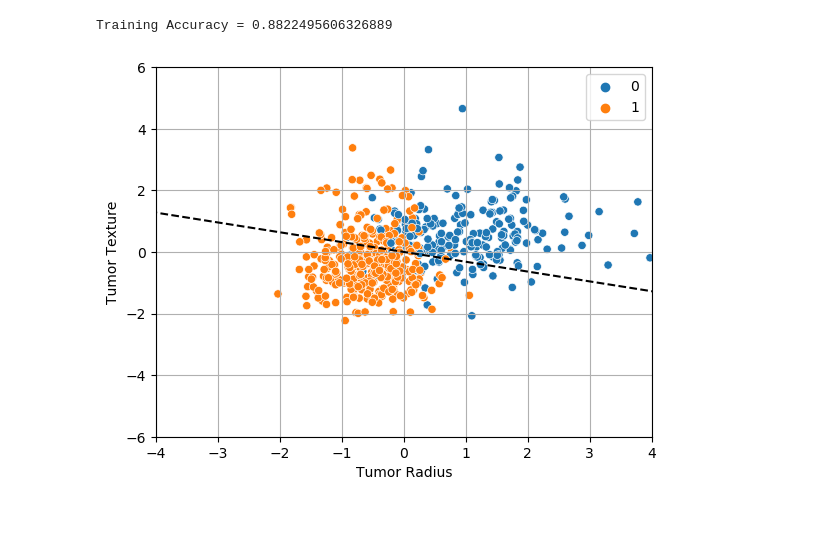
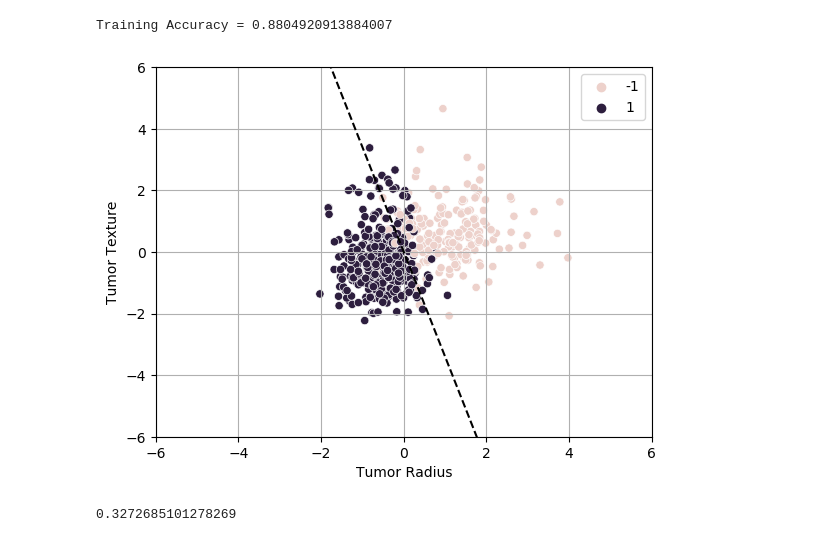
Before and after one commit to bernhard-pfann/my-study-notebooks, a Jupyter notebook: support-vector-machine.ipynb, the cells around one changed output. Drawn from its saved outputs; the diff is of its cells as text; code cells hidden in the pictures.

```diff
--- a/support-vector-machine.ipynb
+++ b/support-vector-machine.ipynb
@@ -11,3 +16,5 @@ cancer_data = datasets.load_breast_cancer()
 y = cancer_data.target
 X = cancer_data.data
 X = preprocessing.scale(X)
+X = X[:, :2]
+y = np.where(y<=0, -1, 1)
@@ -55,5 +48,0 @@ for e in range(epochs):
-# %%
-cum = 0
-
-for i in range(len(X)):
-    cum += X[i]*y[i]
@@ -64,2 +48,0 @@ array([-15.68725933,  -8.92173301])
-# %%
-y[y==0] = -1
@@ -139,23 +121,23 @@ alpha_star = 0.045000000000001
 # %%
 
 # Train model with alpha_star
 model_star = linear_model.SGDClassifier(loss='hinge', penalty='l2', alpha=alpha_star, learning_rate="constant", eta0=0.001)
 model_trained = model_star.fit(X,y)
 print('Training Accuracy =', model_trained.score(X,y))
 # Training Accuracy = 0.9806678383128296
 
 # Plot decision boundary of trained model
-slope = model_trained.coef_[0,1]/-model_trained.coef_[0,0]
+slope = model_trained.coef_[0,0]/-model_trained.coef_[0,1]
 x1 = np.arange(-10,10,0.5)
 y1 = slope*x1
 sns.scatterplot(x=X[:, 0], y=X[:, 1], hue=y)
 plt.plot(x1,y1,'--k')
-plt.xlim(-4,4)
+plt.xlim(-6,6)
 plt.ylim(-6,6)
 plt.xlabel('Tumor Radius')
 plt.ylabel('Tumor Texture')
 plt.grid(True)
 plt.show()
 # %% [output]
-Training Accuracy = 0.8822495606326889
+Training Accuracy = 0.8804920913884007
-[figure, old version]
+[figure, new version]
@@ -162,3 +148,7 @@ Training Accuracy = 0.8822495606326889
+# %%
+model_trained.coef_[0][1]/model_trained.coef_[0][0]
+# %% [output]
+0.3272685101278269
 # %%
 model_trained.coef_
 # %% [output]
```
Also changed, not shown: parts of 19 cells of this notebook.
